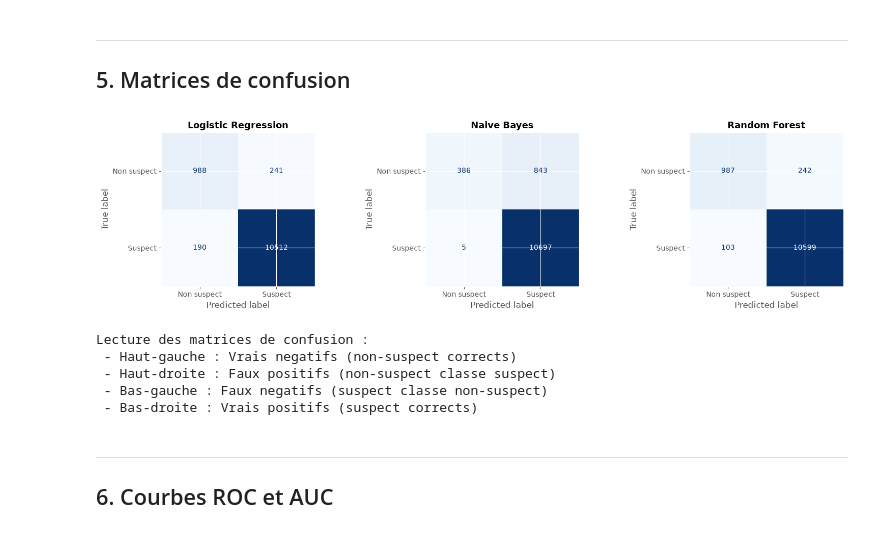
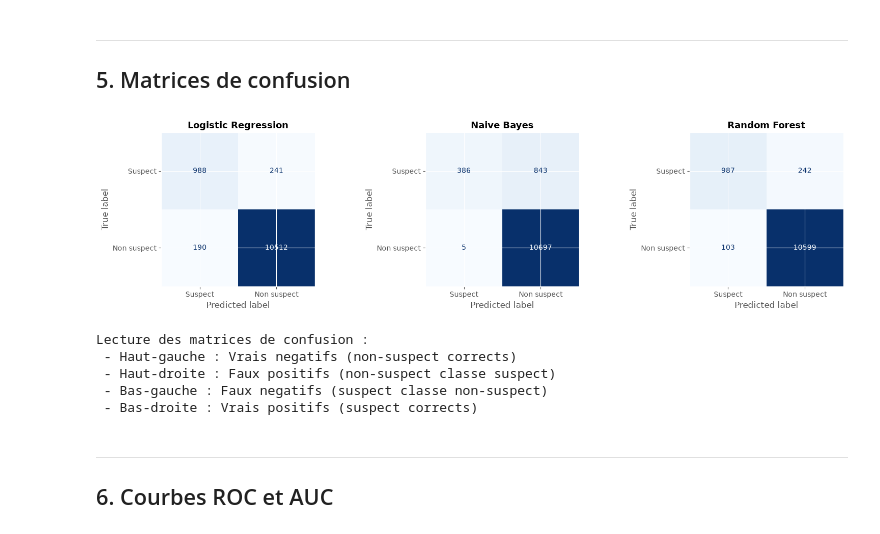
Before and after one commit to Heathclifffs/tweet-suspect-detection, a Jupyter notebook: notebooks/02_modeling.ipynb, the cells around one changed output. Saved outputs shown, nothing was run; the diff lists cells and outputs as text; code cells hidden in the pictures.

```diff
--- a/notebooks/02_modeling.ipynb
+++ b/notebooks/02_modeling.ipynb
@@ -136,20 +136,20 @@ plt.show()
 # %%
 fig, axes = plt.subplots(1, 3, figsize=(16, 4))
 for ax, (name, preds) in zip(axes, predictions.items()):
     cm = confusion_matrix(preds["y_true"], preds["y_pred"])
-    disp = ConfusionMatrixDisplay(cm, display_labels=["Non suspect", "Suspect"])
+    disp = ConfusionMatrixDisplay(cm, display_labels=["Suspect", "Non suspect"])
     disp.plot(ax=ax, cmap="Blues", colorbar=False, values_format="d")
     ax.set_title(name, fontsize=13, fontweight="bold")
 plt.tight_layout()
 plt.savefig("../reports/figures/confusion_matrices_notebook.png", dpi=150, bbox_inches="tight")
 plt.show()
 print("Lecture des matrices de confusion :")
 print(" - Haut-gauche : Vrais negatifs (non-suspect corrects)")
 print(" - Haut-droite : Faux positifs (non-suspect classe suspect)")
 print(" - Bas-gauche : Faux negatifs (suspect classe non-suspect)")
 print(" - Bas-droite : Vrais positifs (suspect corrects)")
 # %% [output]
-[figure, old version]
+[figure, new version]
 Lecture des matrices de confusion :
  - Haut-gauche : Vrais negatifs (non-suspect corrects)
  - Haut-droite : Faux positifs (non-suspect classe suspect)
```
Also changed, not shown: 21 other files.
